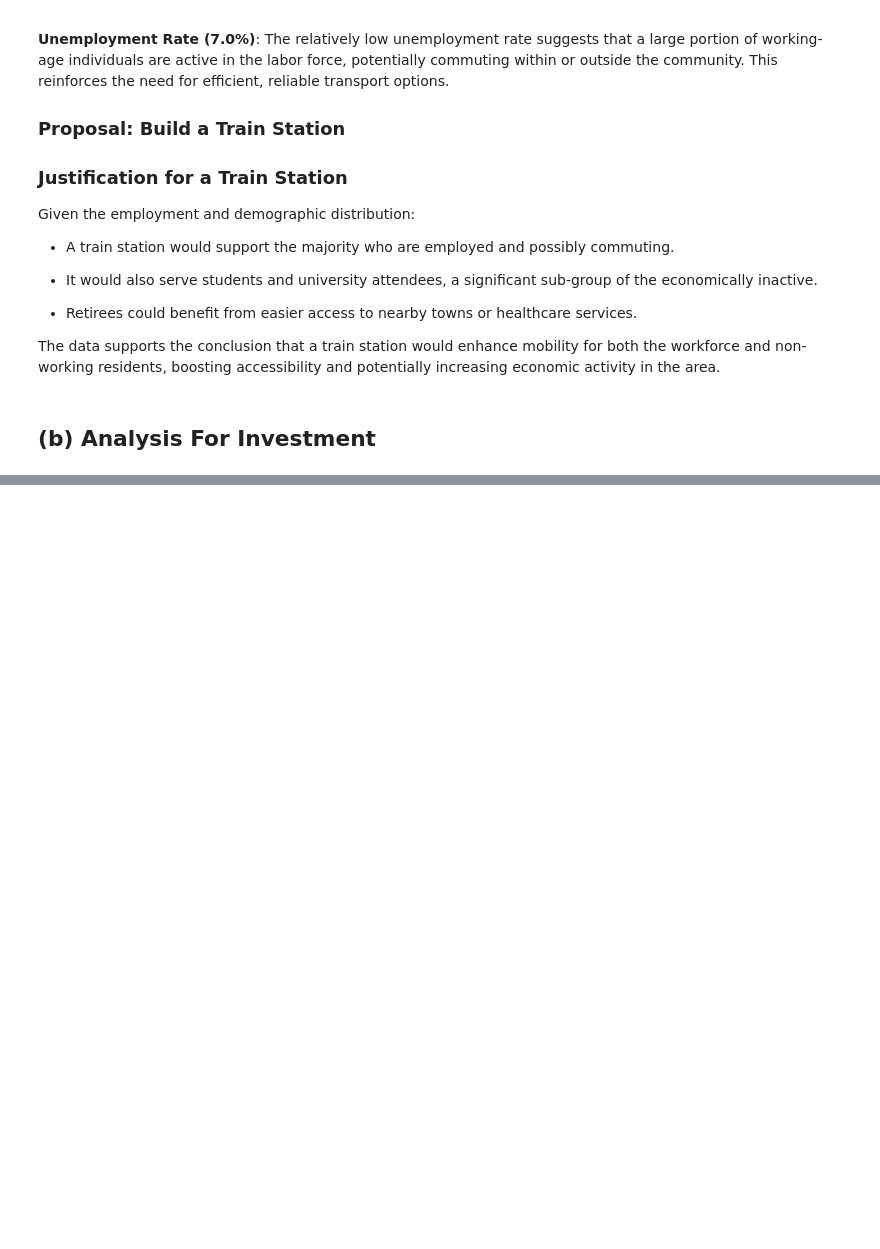
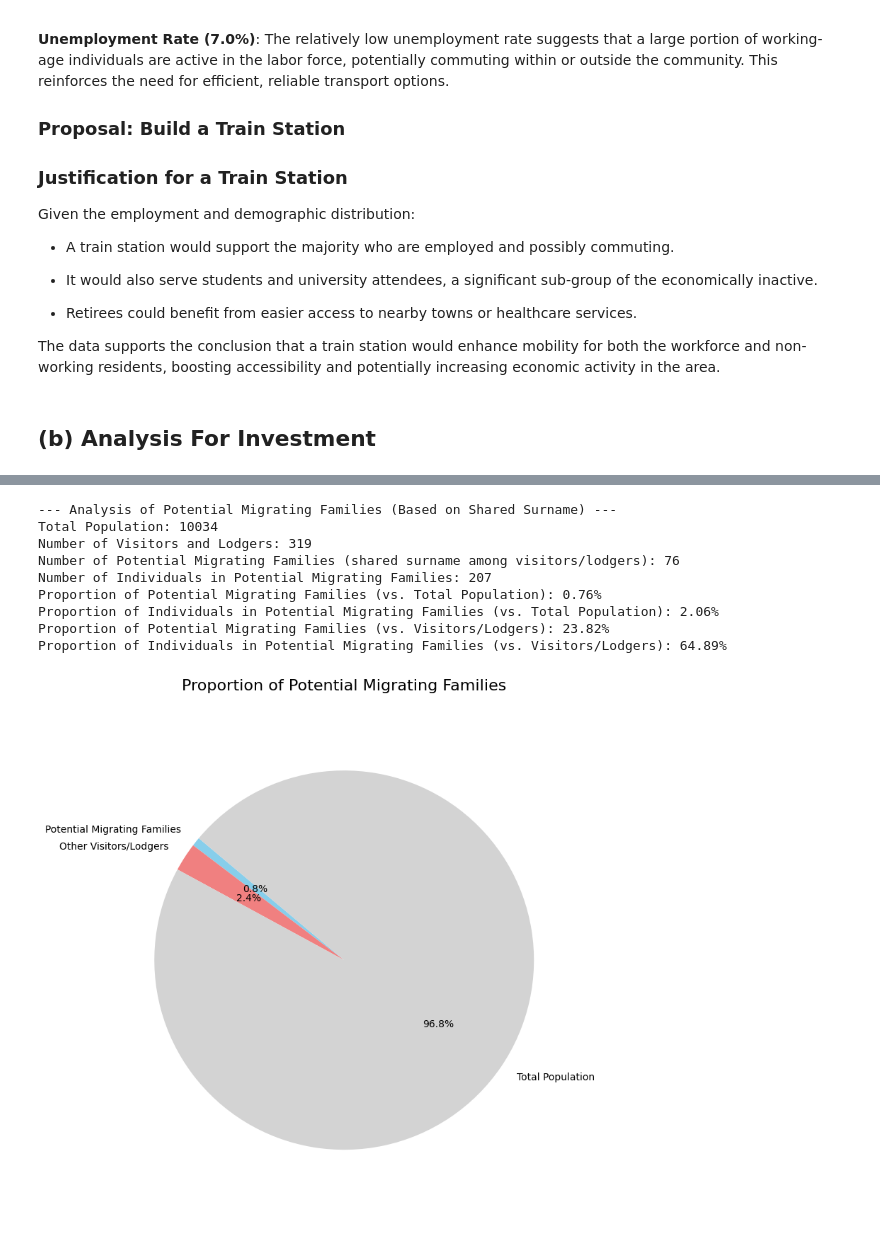
Before and after one commit to Pappy-Vx/censor, a Jupyter notebook: census_analysis.ipynb, the cells around one changed output, grey strips where cells are left out. Cells and saved outputs as stored; diff of their text form; code cells hidden in the pictures; blank space fills up the shorter version.

```diff
--- a/census_analysis.ipynb
+++ b/census_analysis.ipynb
@@ -798,0 +898,79 @@ The data supports the conclusion that a train station would enhance mobility for
+# %%
+def analyze_migrating_families(census_data):
+    """
+    Analyzes potential migration of families based on shared surnames among visitors/lodgers
+    compared to the overall population.
+
+    Args:
+        census_data (pd.DataFrame): DataFrame containing census information,
+                                     including 'Surname' and 'Relationship to Head of House'.
+
+    Returns:
+        dict: A dictionary containing the analysis results.
+    """
+    total_population = len(census_data)
+    visitors_lodgers = census_data[census_data['Relationship to Head of House'].isin(['Visitor', 'Lodger'])]
+    num_visitors_lodgers = len(visitors_lodgers)
+
+    # 1. Identify families among visitors/lodgers based on shared surnames
+    family_groups = visitors_lodgers.groupby('Surname').filter(lambda x: len(x) > 1)
+    num_potential_migrating_families = family_groups['Surname'].nunique()
+    num_individuals_in_potential_migrating_families = len(family_groups)
+
+    # 2. Calculate the proportion of potential migrating families to the total population
+    proportion_families_vs_total = (num_potential_migrating_families / total_population) * 100
+    proportion_individuals_vs_total = (num_individuals_in_potential_migrating_families / total_population) * 100
+    proportion_families_vs_visitors = (num_potential_migrating_families / num_visitors_lodgers) * 100 if num_visitors_lodgers > 0 else 0
+    proportion_individuals_vs_visitors = (num_individuals_in_potential_migrating_families / num_visitors_lodgers) * 100 if num_visitors_lodgers > 0 else 0
+
+    print("\n--- Analysis of Potential Migrating Families (Based on Shared Surname) ---")
+    print(f"Total Population: {total_population}")
+    print(f"Number of Visitors and Lodgers: {num_visitors_lodgers}")
+    print(f"Number of Potential Migrating Families (shared surname among visitors/lodgers): {num_potential_migrating_families}")
+    print(f"Number of Individuals in Potential Migrating Families: {num_individuals_in_potential_migrating_families}")
+    print(f"Proportion of Potential Migrating Families (vs. Total Population): {proportion_families_vs_total:.2f}%")
+    print(f"Proportion of Individuals in Potential Migrating Families (vs. Total Population): {proportion_individuals_vs_total:.2f}%")
+    print(f"Proportion of Potential Migrating Families (vs. Visitors/Lodgers): {proportion_families_vs_visitors:.2f}%")
+    print(f"Proportion of Individuals in Potential Migrating Families (vs. Visitors/Lodgers): {proportion_individuals_vs_visitors:.2f}%")
+
+    # Visualization
+    labels = [
+        'Potential Migrating Families',
+        'Other Visitors/Lodgers',
+        'Total Population'
+    ]
+    sizes = [
+        num_potential_migrating_families,
+        num_visitors_lodgers - num_potential_migrating_families,
+        total_population - num_visitors_lodgers
+    ]
+    colors = ['skyblue', 'lightcoral', 'lightgrey']
+    plt.figure(figsize=(8, 8))
+    plt.pie(sizes, labels=labels, colors=colors, autopct='%1.1f%%', startangle=140)
+    plt.title('Proportion of Potential Migrating Families', fontsize=16)
+    plt.axis('equal')  # Equal aspect ratio ensures that pie is drawn as a circle.
+    plt.tight_layout()
+    plt.savefig('migrating_families_proportion.png')
+    plt.show()
+
+    return {
+        'num_potential_migrating_families': num_potential_migrating_families,
+        'proportion_families_vs_total': proportion_families_vs_total,
+        'proportion_individuals_vs_total': proportion_individuals_vs_total,
+        'proportion_families_vs_visitors': proportion_families_vs_visitors,
+        'proportion_individuals_vs_visitors': proportion_individuals_vs_visitors,
+    }
+
+# Assuming 'census_data' is your DataFrame
+migration_analysis_results = analyze_migrating_families(census_data)
+# %% [output]
+--- Analysis of Potential Migrating Families (Based on Shared Surname) ---
+Total Population: 10034
+Number of Visitors and Lodgers: 319
+Number of Potential Migrating Families (shared surname among visitors/lodgers): 76
+Number of Individuals in Potential Migrating Families: 207
+Proportion of Potential Migrating Families (vs. Total Population): 0.76%
+Proportion of Individuals in Potential Migrating Families (vs. Total Population): 2.06%
+Proportion of Potential Migrating Families (vs. Visitors/Lodgers): 23.82%
+Proportion of Individuals in Potential Migrating Families (vs. Visitors/Lodgers): 64.89%
+[figure, added]
```
Also changed, not shown: parts of 15 cells of this notebook, 4 other files.
